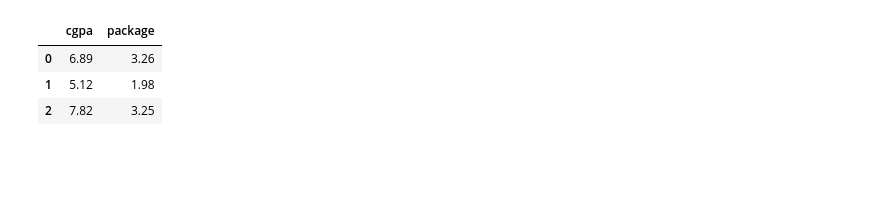
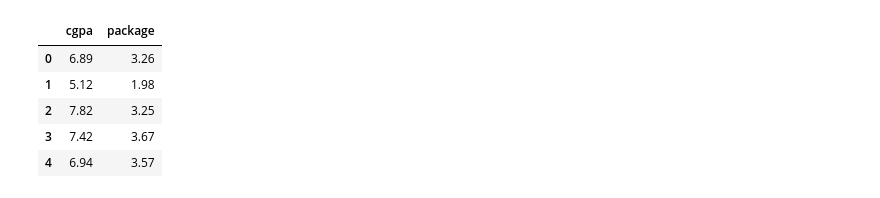
Before and after one commit to Nimra-Iman/Regression_supervised_learning, a Jupyter notebook: 1_simple linear regression/del.ipynb, the cells around one changed output. Drawn from its saved outputs; the diff is of its cells as text; code cells hidden in the pictures; blank space fills up the shorter version.

```diff
--- a/1_simple linear regression/del.ipynb
+++ b/1_simple linear regression/del.ipynb
@@ -2,11 +2,15 @@
 import pandas as pd
 import seaborn as sns
 import matplotlib.pyplot as plt
-dataset=pd.read_csv("placement.csv")
-dataset.head(3)
+import numpy as np
-# %% [output]
-|  | cgpa | package |
-| 0 | 6.89 | 3.26 |
-| 1 | 5.12 | 1.98 |
-| 2 | 7.82 | 3.25 |
+# %%
+dataset = pd.read_csv('placement.csv')
+dataset.head()
+# %% [output]
+|  | cgpa | package |
+| 0 | 6.89 | 3.26 |
+| 1 | 5.12 | 1.98 |
+| 2 | 7.82 | 3.25 |
+| 3 | 7.42 | 3.67 |
+| 4 | 6.94 | 3.57 |
 # %%
```
Also changed, not shown: parts of 14 cells of this notebook, 1 other file.
